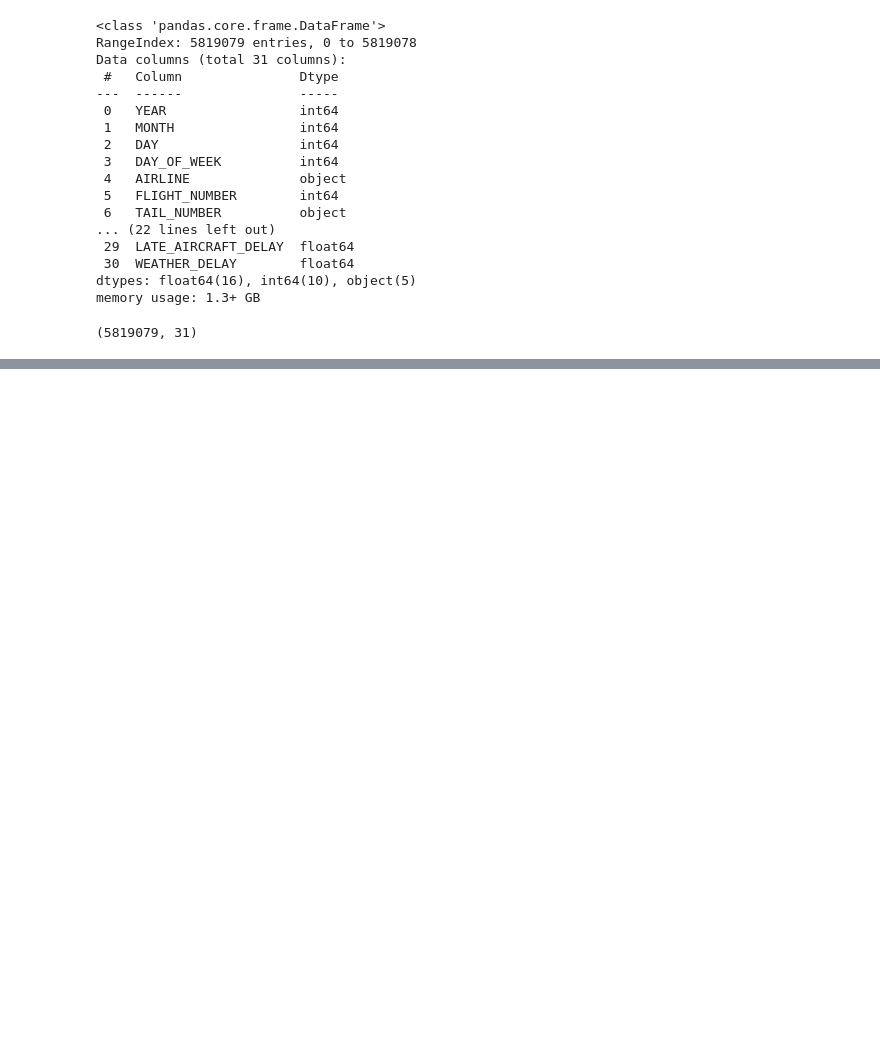
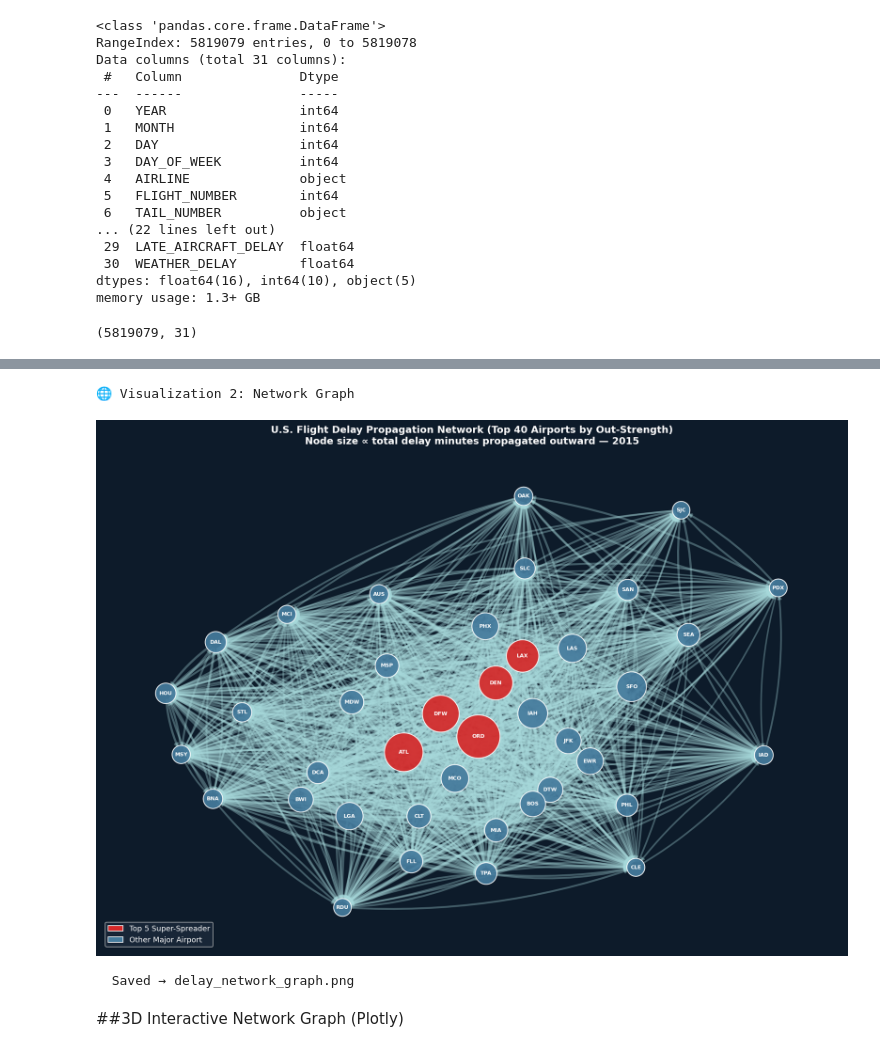
Before and after one commit to Davron030901/Machine_Learning, a Jupyter notebook: 2015_Flight_Delays_and_Cancellations.ipynb, the cells around one changed output, grey strips where cells are left out. Saved outputs shown, nothing was run; the diff lists cells and outputs as text; code cells hidden in the pictures; blank space fills up the shorter version.

```diff
--- a/2015_Flight_Delays_and_Cancellations.ipynb
+++ b/2015_Flight_Delays_and_Cancellations.ipynb
@@ -114,0 +364,75 @@ flights_df.shape
+# %%
+print("\n🌐 Visualization 2: Network Graph")
+
+TOP_N_NODES = 40   # keep graph readable
+top_airports = strength_series.head(TOP_N_NODES)["AIRPORT"].tolist()
+top5_set = set(top5["IATA"].tolist())
+
+subG = G.subgraph(top_airports).copy()
+
+# Layout
+pos = nx.spring_layout(subG, seed=42, k=2.5)
+
+# Node sizes proportional to out-strength
+node_strengths = np.array([
+    out_strength.get(n, 0) for n in subG.nodes()
+])
+node_sizes = 300 + (node_strengths / node_strengths.max()) * 3000
+node_colors = [
+    "#D62828" if n in top5_set else "#457B9D"
+    for n in subG.nodes()
+]
+
+# Edge widths proportional to weight (log-scaled for readability)
+edge_weights = np.array([
+    subG[u][v]["weight"] for u, v in subG.edges()
+])
+edge_widths = 0.3 + 3 * (np.log1p(edge_weights) / np.log1p(edge_weights.max()))
+
+fig, ax = plt.subplots(figsize=(14, 10))
+ax.set_facecolor("#0D1B2A")
+fig.patch.set_facecolor("#0D1B2A")
+
+nx.draw_networkx_edges(
+    subG, pos, ax=ax,
+    width=edge_widths, alpha=0.35,
+    edge_color="#A8DADC", arrows=True,
+    arrowsize=10, connectionstyle="arc3,rad=0.1",
+)
+nx.draw_networkx_nodes(
+    subG, pos, ax=ax,
+    node_size=node_sizes,
+    node_color=node_colors, alpha=0.92,
+    linewidths=1.2, edgecolors="white",
+)
+nx.draw_networkx_labels(
+    subG, pos, ax=ax,
+    font_size=7, font_color="white", font_weight="bold",
+)
+
+legend_elements = [
+    mpatches.Patch(facecolor="#D62828", edgecolor="white",
+                   label="Top 5 Super-Spreader"),
+    mpatches.Patch(facecolor="#457B9D", edgecolor="white",
+                   label="Other Major Airport"),
+]
+ax.legend(handles=legend_elements, loc="lower left",
+          facecolor="#1B2A3B", labelcolor="white", fontsize=10)
+
+ax.set_title(
+    "U.S. Flight Delay Propagation Network (Top 40 Airports by Out-Strength)\n"
+    "Node size ∝ total delay minutes propagated outward — 2015",
+    color="white", fontsize=13, fontweight="bold", pad=12,
+)
+ax.axis("off")
+plt.tight_layout()
+plt.savefig("delay_network_graph.png", bbox_inches="tight",
+            facecolor=fig.get_facecolor())
+plt.show()
+print("  Saved → delay_network_graph.png")
+# %% [output]
+🌐 Visualization 2: Network Graph
+[figure, added]
+  Saved → delay_network_graph.png
+# %% [markdown]
+##3D Interactive Network Graph (Plotly)
```
Also changed, not shown: parts of 23 cells of this notebook.
